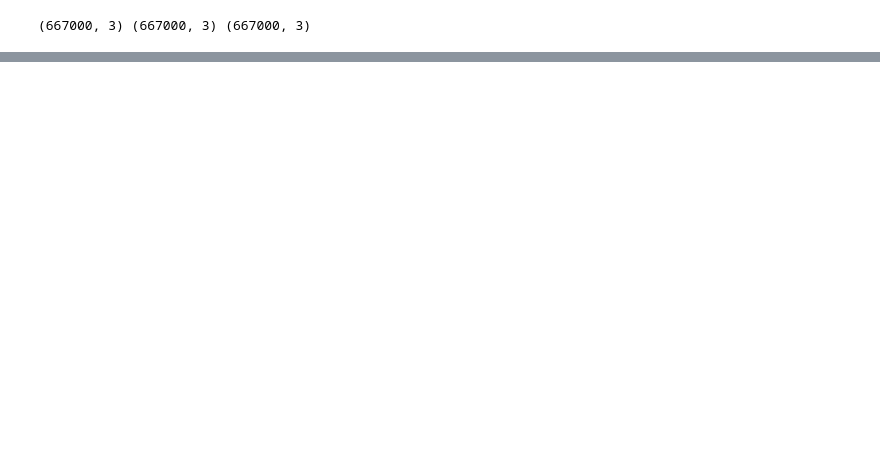
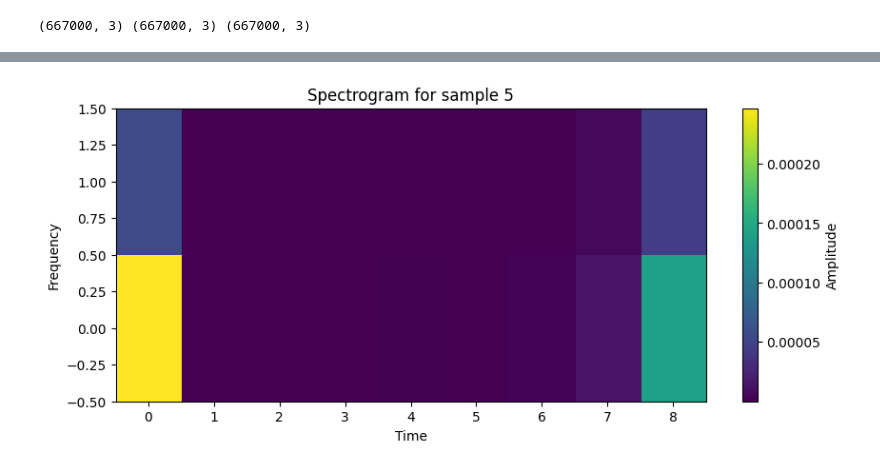
Before and after one commit to Aryanaut/ecz-ware, a Jupyter notebook: training/spectrogram.ipynb, the cells around one changed output, grey strips where cells are left out. Saved outputs shown, nothing was run; the diff lists cells and outputs as text; code cells hidden in the pictures; blank space fills up the shorter version.

```diff
--- a/training/spectrogram.ipynb
+++ b/training/spectrogram.ipynb
@@ -278,3 +276,17 @@ complete_test_set = ds_scratch_test.concatenate(ds_rest_test).concatenate(ds_oth
+# %%
+index = 5
+
+spec = spec_scratch_train[index][0].numpy()
+
+plt.figure(figsize=(10, 4))
+plt.imshow(spec, aspect='auto', origin='lower', cmap='viridis')
+plt.colorbar(label='Amplitude')
+plt.title(f"Spectrogram for sample {index}")
+plt.xlabel("Time")
+plt.ylabel("Frequency")
+plt.show()
+# %% [output]
+[figure, added]
 # %%
 for spectrogram, label in complete_training_set.take(1):
     print("Spectrogram shape:", spectrogram.shape)
```
Also changed, not shown: parts of 14 cells of this notebook, 2 other files.
